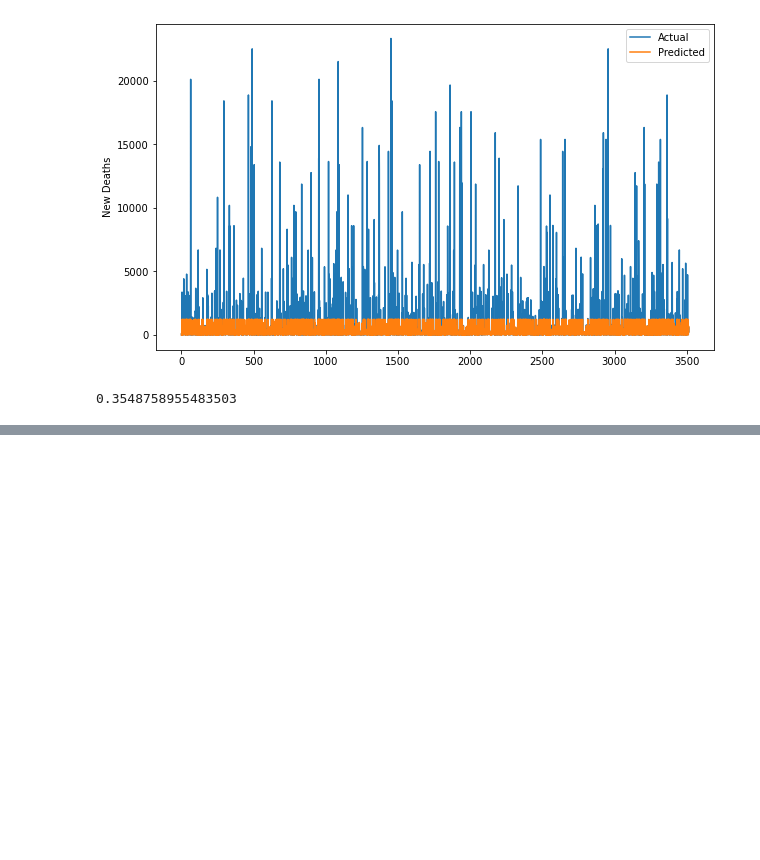
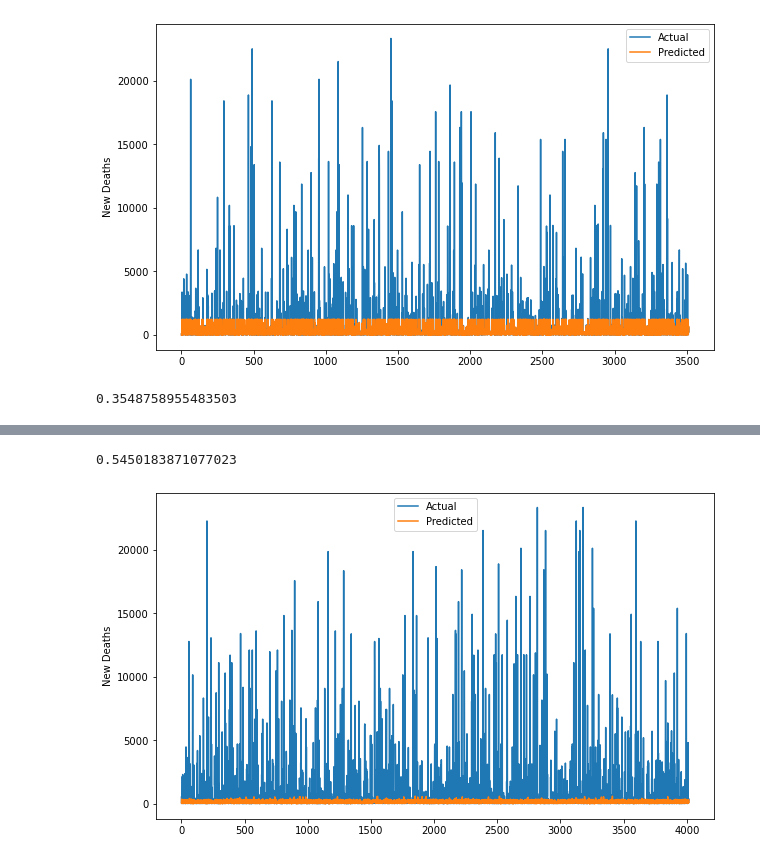
Before and after one commit to y-ginther/DS-Capstone, a Jupyter notebook: LSTMv2_c.ipynb, the cells around one changed output, grey strips where cells are left out. Cells and saved outputs as stored; diff of their text form; code cells hidden in the pictures; blank space fills up the shorter version.

Commit message:
second try fixing LSTM

```diff
--- a/LSTMv2_c.ipynb
+++ b/LSTMv2_c.ipynb
@@ -186,0 +274,13 @@ mase
+# %%
+learning_rate = 0.01
+batch_size = 32
+epochs = 100
+sequence_length =13
+# %%
+inputs = keras.layers.Input(shape=(13, 1))
+lstm_out = keras.layers.LSTM(32)(inputs)
+outputs = keras.layers.Dense(1)(lstm_out)
+
+model = keras.Model(inputs=inputs, outputs=outputs)
+model.compile(optimizer=keras.optimizers.Adam(learning_rate=learning_rate), loss="mae")
+model.summary()
@@ -186,0 +303,5 @@ mase
+# %%
+model.fit(X_train.reshape((-1, sequence_length, 1)), y_train,
+          epochs=epochs,
+          batch_size=batch_size,
+          validation_split=0.1)
@@ -186,0 +327,5 @@ mase
+# %%
+predictions = model.predict(X_test.reshape((-1, sequence_length, 1)))
+
+mase = MeanAbsoluteScaledError(sp = 13)
+mase = mase(y_test, predictions, y_train = y_train)
@@ -186,0 +334,13 @@ mase
+# %%
+mase
+# %% [output]
+0.5450183871077023
+# %%
+plt.figure(figsize=(10, 6))
+plt.plot(y_test, label='Actual')
+plt.plot(predictions, label='Predicted')
+plt.ylabel('New Deaths')
+plt.legend()
+plt.show()
+# %% [output]
+[figure, added]
```
Also changed, not shown: parts of 10 cells of this notebook.
